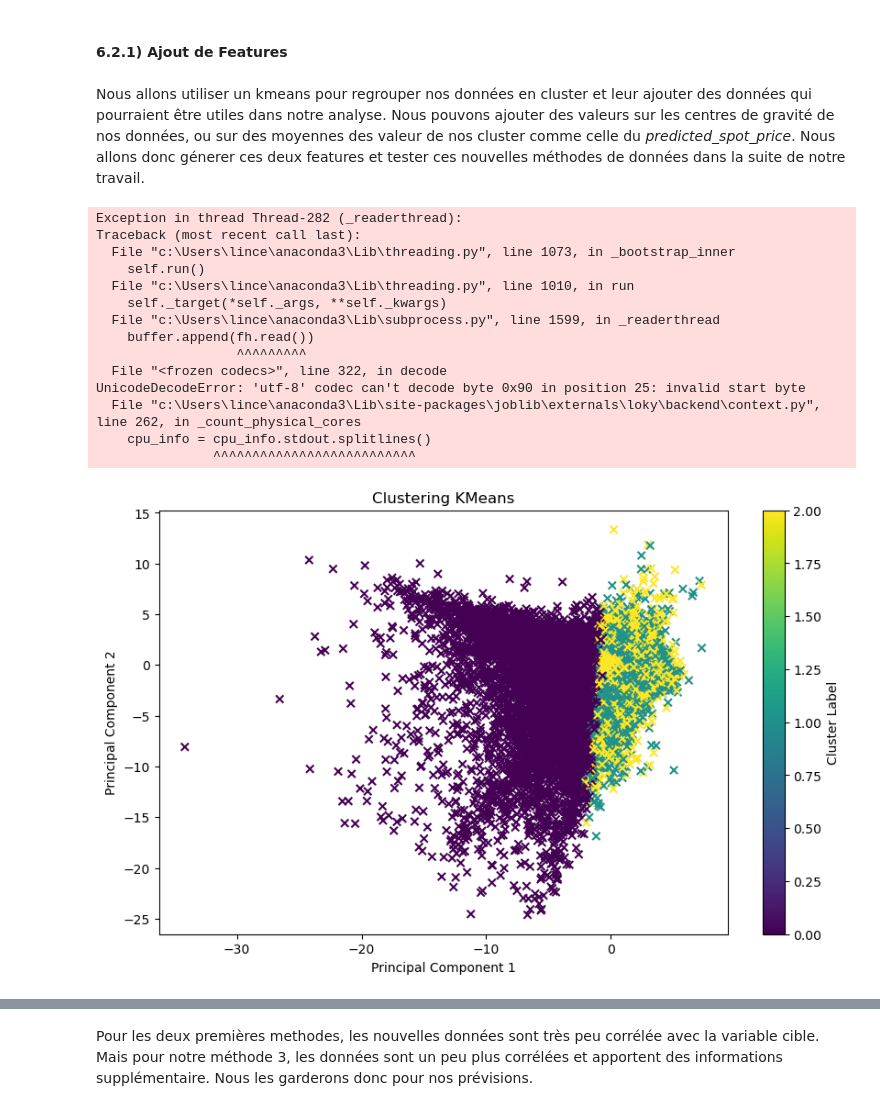
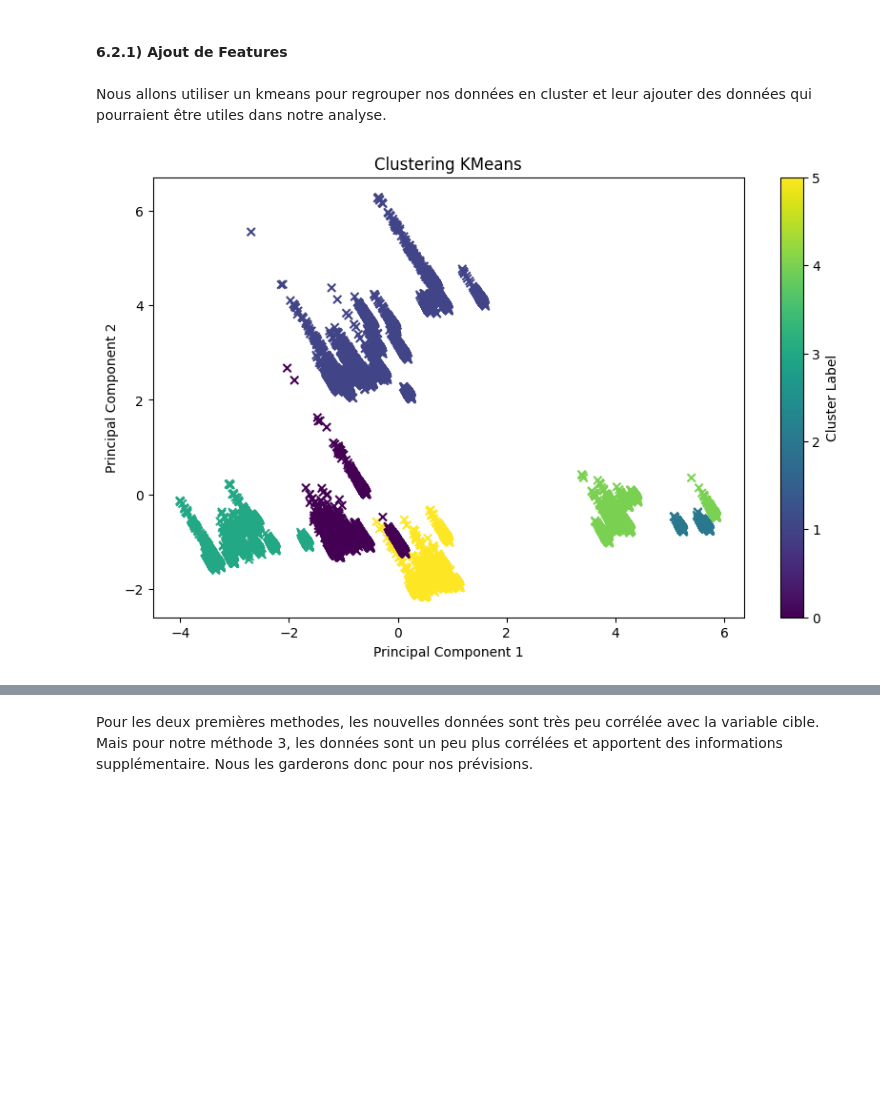
Before and after one commit to lincecile/Projet_Machine_Learning, a Jupyter notebook: Projet_v2.ipynb, the cells around one changed output, grey strips where cells are left out. Drawn from its saved outputs; the diff is of its cells as text; code cells hidden in the pictures; blank space fills up the shorter version.

```diff
--- a/Projet_v2.ipynb
+++ b/Projet_v2.ipynb
@@ -571,26 +514,41 @@ memory usage: 56.0+ MB
 # %%
 cols_categorical = ['train','gare']
+feature_columns = [
+                    # Variables contextuelles
+                    'train','gare','date','arret',
+                    # Variables passées
+                    'p2q0','p3q0','p4q0','p0q2','p0q3','p0q4',
+                    # meteo
+                    'precipitation_sum (mm)','temperature_2m_mean (°C)', 'wind_speed_10m_max (km/h)','snowfall_sum (cm)', 'rain_sum (mm)',
+
+                    # mouvements
+                    'mouv_social','tx grevistes',
+
+                    # incidents
+                    'Gravité EPSF',
+
+                    # avis
+                    'Global', 'Clients', 'Non-Clients',
+
+                    # accident travail
+                    'Nombre Accidents', "Nombre de jours d'absences", 'Taux de fréquence mensuel','Taux de fréquence annuel glissant 12 mois', 'Taux de gravité mensuel','Taux de gravité annuel glissant 12 mois',
+
+                    ]
 
 label_encoders = {}
+
 for col in cols_categorical:
     le = LabelEncoder()
-    x_train[col] = le.fit_transform(x_train[col])  # Transformation
+    x_train[col] = le.fit_transform(x_train[col])
     x_test[col] = le.fit_transform(x_test[col])
     label_encoders[col] = le
 
-# Conversion de la date en features temporelles
 def prepare_data(X, columns):
-    # Préparation des features
     X = X[columns]
-
-    # Conversion de la date en features temporelles
     X['date'] = pd.to_datetime(X['date'])
     X['jour_semaine'] = X['date'].dt.dayofweek
     X['mois'] = X['date'].dt.month
-
-    # Suppression de la colonne date originale après extraction des features
     X = X.drop('date', axis=1)
-
     return X
 
 x_train = prepare_data(x_train, feature_columns)
@@ -776,10 +750,3 @@ Hyperparamètres optimaux :
-# %%
-xgb = XGBRegressor(**best_params)
-
-xgb.fit(x_train,y_train)
-y_test=pd.DataFrame()
-y_test['p0q0'] = xgb.predict(x_test)
-y_test.to_csv("data/try_submit.csv") # sur le challenge >>> 0.88 MAE
 # %% [markdown]
 ## 5) Benchmark
 # %% [markdown]
@@ -925,7 +886,7 @@ Observations :
 # %% [markdown]
 #### 6.2.1) Ajout de Features
 # %% [markdown]
-Nous allons utiliser un kmeans pour regrouper nos données en cluster et leur ajouter des données qui pourraient être utiles dans notre analyse. Nous pouvons ajouter des valeurs sur les centres de gravité de nos données, ou sur des moyennes des valeur de nos cluster comme celle du *predicted_spot_price*. Nous allons donc génerer ces deux features et tester ces nouvelles méthodes de données dans la suite de notre travail.
+Nous allons utiliser un kmeans pour regrouper nos données en cluster et leur ajouter des données qui pourraient être utiles dans notre analyse.
 # %%
 methods_features=[]
 # PCA pour la réduction de dimensions
@@ -936,7 +897,7 @@ x_test_pca = pca.transform(x_test_normalized)
 # KMeans Clustering
 from sklearn.cluster import KMeans
 
-kmeans = KMeans(n_clusters=3, random_state=42)
+kmeans = KMeans(n_clusters=6, random_state=42)
 kmeans.fit(x_train_pca)
 clusters = kmeans.predict(x_train_pca)
 clusters_test = kmeans.predict(x_test_pca)
@@ -948,48 +909,34 @@ plt.title(f"Clustering KMeans")
 plt.xlabel('Principal Component 1')
 plt.ylabel('Principal Component 2')
 plt.colorbar(scatter, label='Cluster Label')
 plt.show()
 
 # ajout des centroids et cluster aux données existantes
 x_train_pca = pd.DataFrame(x_train_pca, index=x_train_normalized.index)
 x_test_pca = pd.DataFrame(x_test_pca, index=x_test_normalized.index)
 clusters = pd.DataFrame(clusters, index=x_train_normalized.index, columns=['cluster'])
 clusters_test = pd.DataFrame(clusters_test, index=x_test_normalized.index, columns=['cluster'])
 
 centroids = kmeans.cluster_centers_
 for i,c in enumerate(centroids) :
     for j in range(len(c)):
         clusters.loc[clusters.cluster==i,f'cluster_{j}'] = c[j]
         clusters_test.loc[clusters_test.cluster==i,f'cluster_{j}'] = c[j]
 
 data_cluster = pd.concat([x_train_normalized, clusters],axis=1)
 data_cluster_test = pd.concat([x_test_normalized, clusters_test],axis=1)
 methods_features.append(('Cluster', data_cluster, y_train_normalized, data_cluster_test))
 
 # ajout de la moyenne
 data_cluster_1 = x_train_normalized.copy()
 data_cluster_1['mean_x_train_cluster'] = data_cluster.groupby('cluster')['cluster_1'].transform('mean')
 
 data_cluster_test_1 = x_test_normalized.copy()
 data_cluster_test_1['mean_x_test_cluster'] = data_cluster_test.groupby('cluster')['cluster_1'].transform('mean')
 
 methods_features.append(('Mean',data_cluster_1,y_train_normalized,data_cluster_test_1))
 # %% [output]
-Exception in thread Thread-282 (_readerthread):
-Traceback (most recent call last):
-  File "c:\Users\lince\anaconda3\Lib\threading.py", line 1073, in _bootstrap_inner
-    self.run()
-  File "c:\Users\lince\anaconda3\Lib\threading.py", line 1010, in run
-    self._target(*self._args, **self._kwargs)
-  File "c:\Users\lince\anaconda3\Lib\subprocess.py", line 1599, in _readerthread
-    buffer.append(fh.read())
-                  ^^^^^^^^^
-  File "<frozen codecs>", line 322, in decode
-UnicodeDecodeError: 'utf-8' codec can't decode byte 0x90 in position 25: invalid start byte
-  File "c:\Users\lince\anaconda3\Lib\site-packages\joblib\externals\loky\backend\context.py", line 262, in _count_physical_cores
-    cpu_info = cpu_info.stdout.splitlines()
-               ^^^^^^^^^^^^^^^^^^^^^^^^^^
-[figure, old version]
+[figure, new version]
 # %%
 methods = methods + methods_features
 # %%
```
Also changed, not shown: parts of 167 cells of this notebook.
